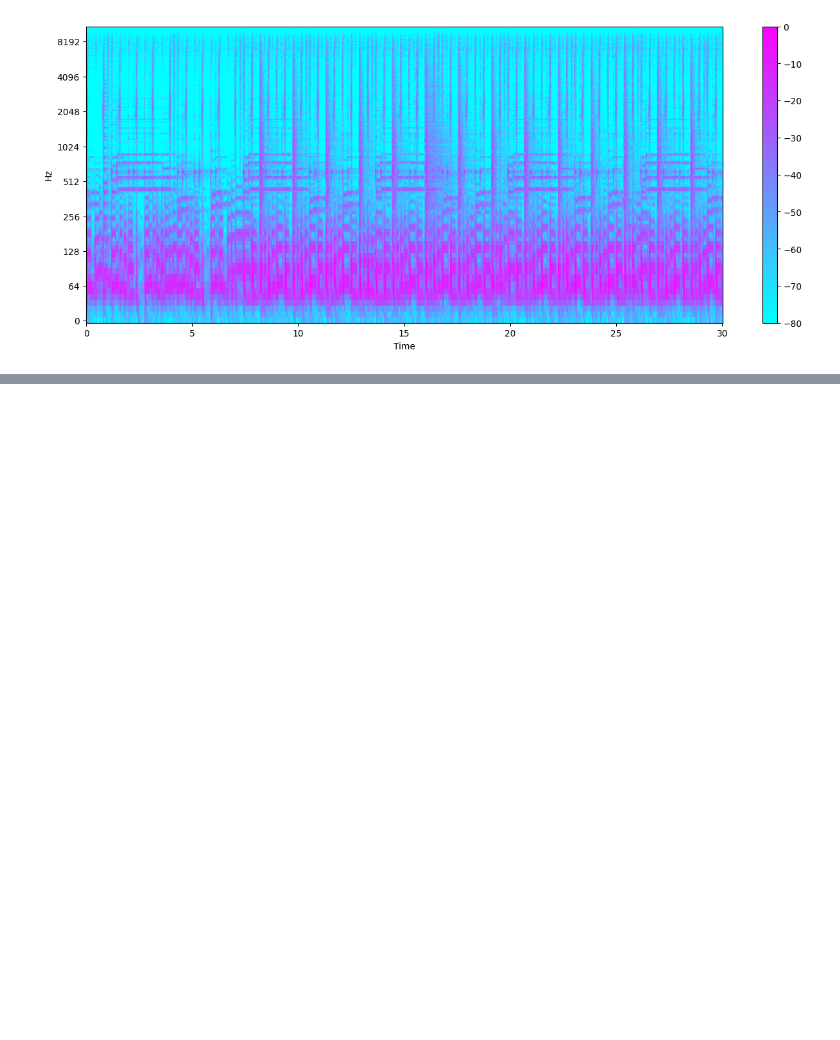
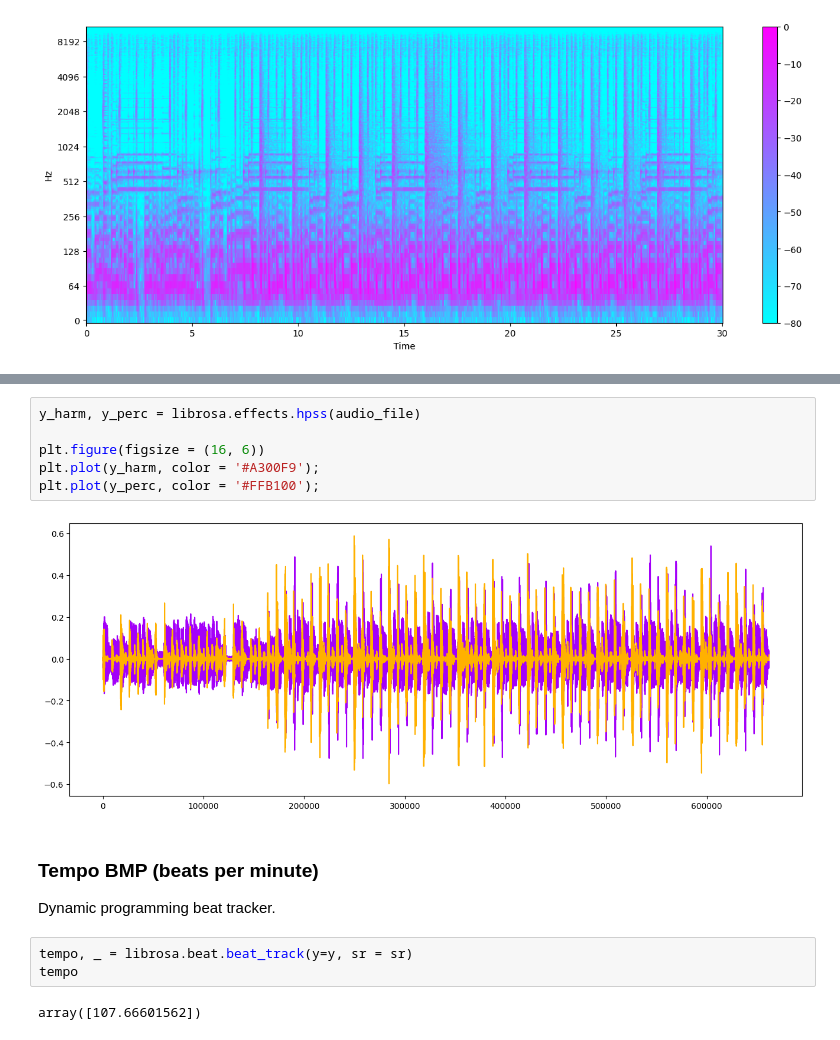
Before and after one commit to SCJA-JEDHA/GTZAN_music_genre_classification, a Jupyter notebook: EDA_CNN/explo_music_genre_EDA_cyril.ipynb, the cells around one changed output, grey strips where cells are left out. Drawn from its saved outputs; the diff is of its cells as text; blank space fills up the shorter version.

```diff
--- a/EDA_CNN/explo_music_genre_EDA_cyril.ipynb
+++ b/EDA_CNN/explo_music_genre_EDA_cyril.ipynb
@@ -151,0 +210,17 @@ plt.colorbar();
+# %%
+y_harm, y_perc = librosa.effects.hpss(audio_file)
+
+plt.figure(figsize = (16, 6))
+plt.plot(y_harm, color = '#A300F9');
+plt.plot(y_perc, color = '#FFB100');
+# %% [output]
+[figure, added]
+# %% [markdown]
+### Tempo BMP (beats per minute)
+
+Dynamic programming beat tracker.
+# %%
+tempo, _ = librosa.beat.beat_track(y=y, sr = sr)
+tempo
+# %% [output]
+array([107.66601562])
```
Also changed, not shown: parts of 58 cells of this notebook, 3 other files.
